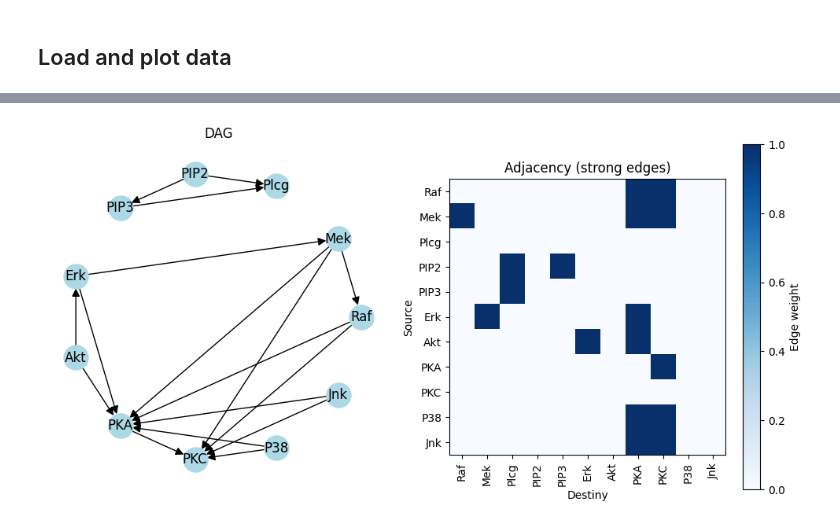
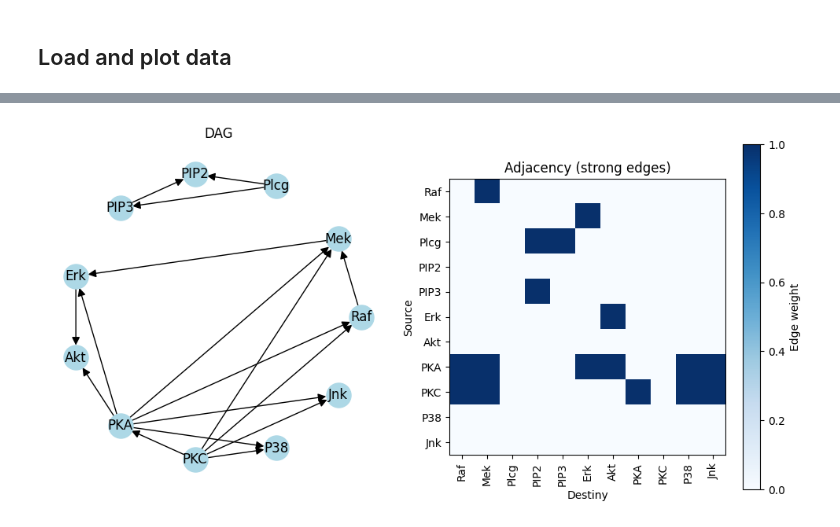
Before and after one commit to reysam93/cvx_dag_learning, a Jupyter notebook: real/sachs/notebooks/sachs_exp.ipynb, the cells around one changed output, grey strips where cells are left out. Drawn from its saved outputs; the diff is of its cells as text; code cells hidden in the pictures.

Commit message:
updating sach related scripts

```diff
--- a/real/sachs/notebooks/sachs_exp.ipynb
+++ b/real/sachs/notebooks/sachs_exp.ipynb
@@ -135,10 +273,30 @@ def plot_results(exps, Ws_est, W_true, running_times, thr, plot):
 # %% [markdown]
 ## Load and plot data
 # %%
-X = np.load(FILE_PATH + "sachs_X.npy")
+X = np.array(
+    np.load(FILE_PATH + "sachs_X.npy"),
+    dtype=float,
+    copy=True,
+    order="C",
+)
 node_order = np.load(FILE_PATH + "node_order.npy")
 W = np.load(FILE_PATH + "sachs_A_matrix.npy")
 W_all = np.load(FILE_PATH + "sachs_A_matrix_all.npy")
+
+expected_node_order = [
+    "Raf", "Mek", "Plcg", "PIP2", "PIP3",
+    "Erk", "Akt", "PKA", "PKC", "P38", "Jnk",
+]
+assert node_order.tolist() == expected_node_order, (
+    f"Unexpected Sachs node order: {node_order.tolist()}"
+)
+assert X.shape[1] == len(node_order)
+assert W.shape == (len(node_order), len(node_order))
+idx = {name: i for i, name in enumerate(node_order)}
+assert W[idx["Raf"], idx["Mek"]] == 1
+assert W[idx["Mek"], idx["Raf"]] == 0
+assert W.sum() == 17
+assert nx.is_directed_acyclic_graph(nx.DiGraph(W))
 
 X_std = utils.standarize(X)
 
@@ -160,2 +318,2 @@ plot_dag_and_adj(dag, W, labels=node_order)
-[figure, old version]
+[figure, new version]
 # %%
```
Also changed, not shown: parts of 11 cells of this notebook, 6 other files.
